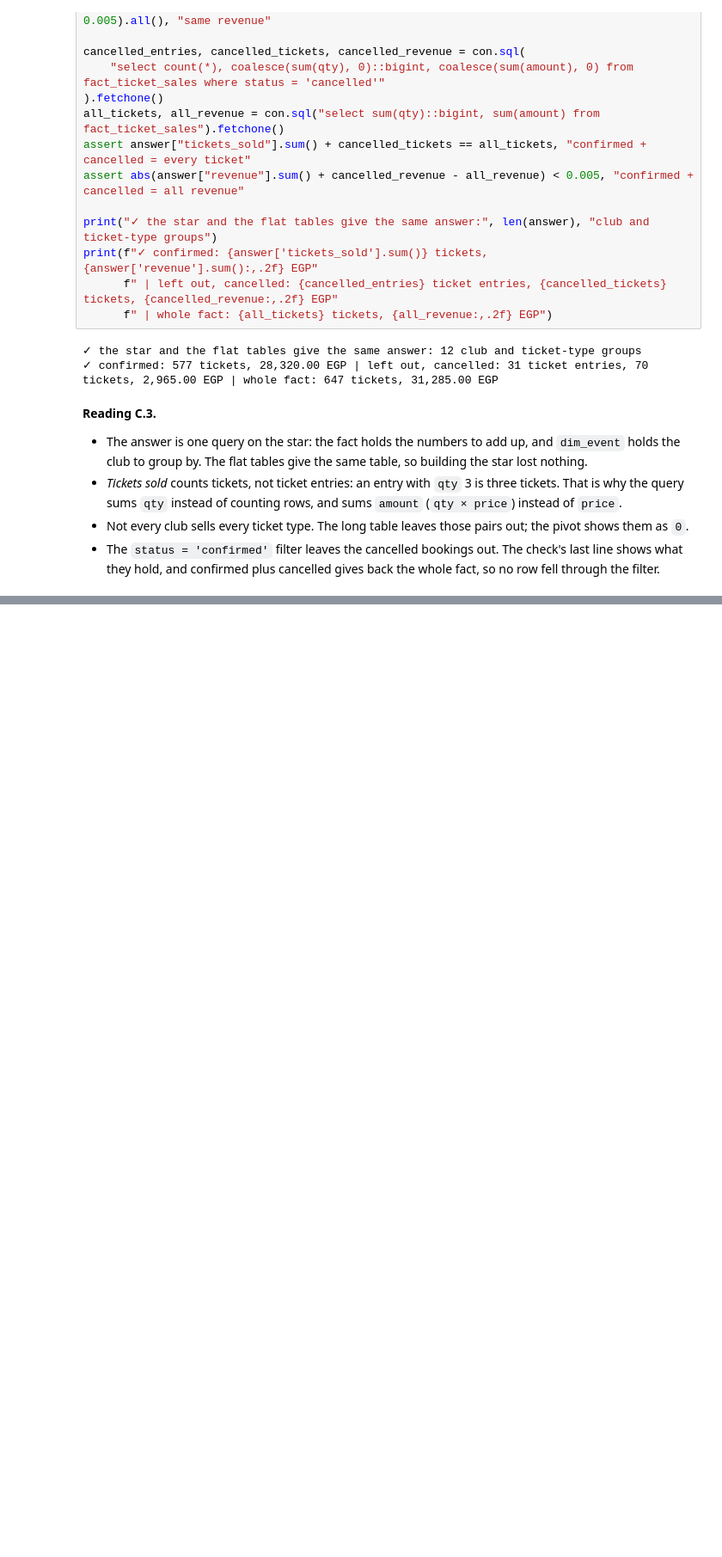
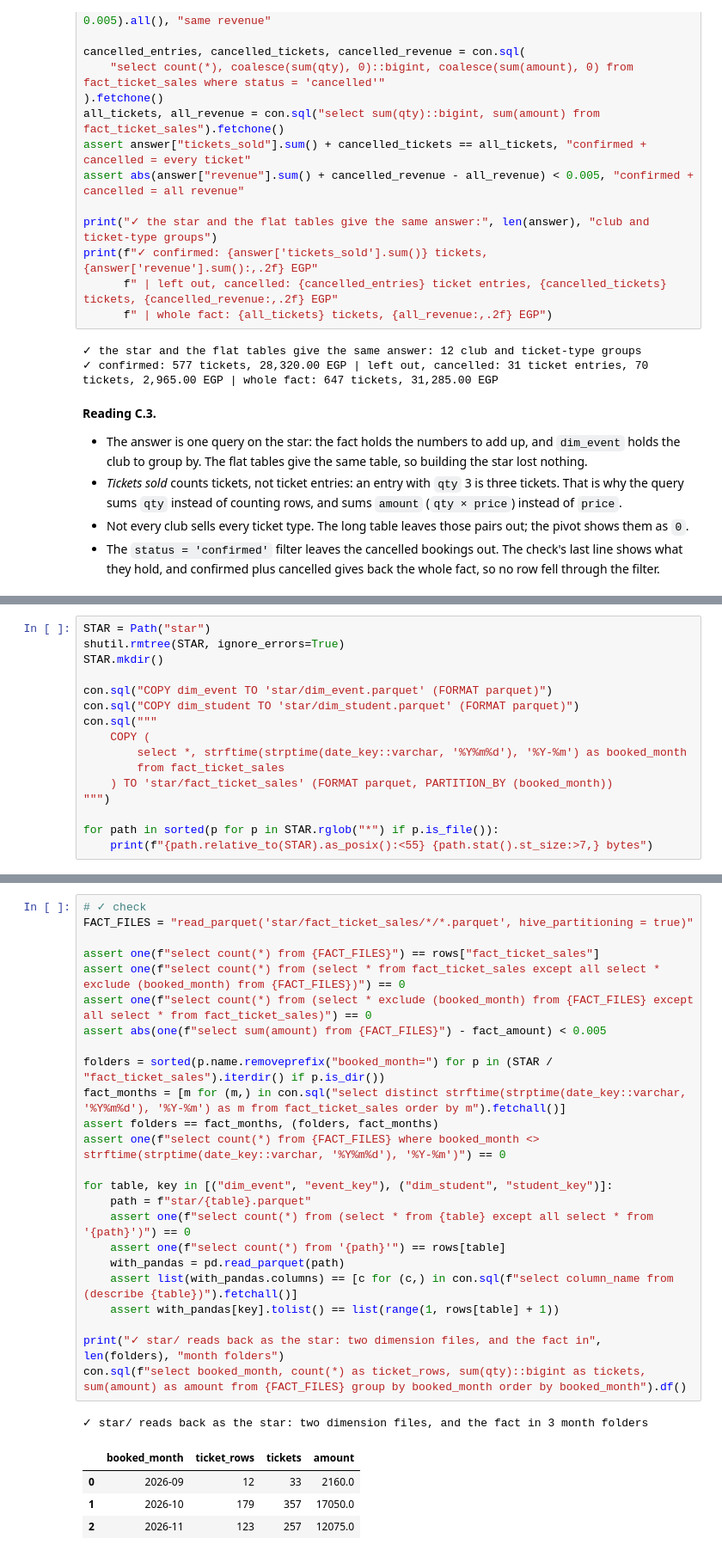
Before and after one commit to DanEhab/daniel-ehab_58-3825_MET-02_task2, a Jupyter notebook: task2.ipynb, the cells around one changed output, grey strips where cells are left out. Shown at 86% size. Cells and saved outputs as stored; diff of their text form; blank space fills up the shorter version.

Commit message:
Part C.4: save the star as Parquet, fact partitioned by booking month

```diff
--- a/task2.ipynb
+++ b/task2.ipynb
@@ -1339,0 +1350,16 @@ print(f"✓ confirmed: {answer['tickets_sold'].sum()} tickets, {answer['revenue'
+# %%
+STAR = Path("star")
+shutil.rmtree(STAR, ignore_errors=True)
+STAR.mkdir()
+
+con.sql("COPY dim_event TO 'star/dim_event.parquet' (FORMAT parquet)")
+con.sql("COPY dim_student TO 'star/dim_student.parquet' (FORMAT parquet)")
+con.sql("""
+    COPY (
+        select *, strftime(strptime(date_key::varchar, '%Y%m%d'), '%Y-%m') as booked_month
+        from fact_ticket_sales
+    ) TO 'star/fact_ticket_sales' (FORMAT parquet, PARTITION_BY (booked_month))
+""")
+
+for path in sorted(p for p in STAR.rglob("*") if p.is_file()):
+    print(f"{path.relative_to(STAR).as_posix():<55} {path.stat().st_size:>7,} bytes")
@@ -1339,0 +1378,30 @@ print(f"✓ confirmed: {answer['tickets_sold'].sum()} tickets, {answer['revenue'
+# %%
+# ✓ check
+FACT_FILES = "read_parquet('star/fact_ticket_sales/*/*.parquet', hive_partitioning = true)"
+
+assert one(f"select count(*) from {FACT_FILES}") == rows["fact_ticket_sales"]
+assert one(f"select count(*) from (select * from fact_ticket_sales except all select * exclude (booked_month) from {FACT_FILES})") == 0
+assert one(f"select count(*) from (select * exclude (booked_month) from {FACT_FILES} except all select * from fact_ticket_sales)") == 0
+assert abs(one(f"select sum(amount) from {FACT_FILES}") - fact_amount) < 0.005
+
+folders = sorted(p.name.removeprefix("booked_month=") for p in (STAR / "fact_ticket_sales").iterdir() if p.is_dir())
+fact_months = [m for (m,) in con.sql("select distinct strftime(strptime(date_key::varchar, '%Y%m%d'), '%Y-%m') as m from fact_ticket_sales order by m").fetchall()]
+assert folders == fact_months, (folders, fact_months)
+assert one(f"select count(*) from {FACT_FILES} where booked_month <> strftime(strptime(date_key::varchar, '%Y%m%d'), '%Y-%m')") == 0
+
+for table, key in [("dim_event", "event_key"), ("dim_student", "student_key")]:
+    path = f"star/{table}.parquet"
+    assert one(f"select count(*) from (select * from {table} except all select * from '{path}')") == 0
+    assert one(f"select count(*) from '{path}'") == rows[table]
+    with_pandas = pd.read_parquet(path)
+    assert list(with_pandas.columns) == [c for (c,) in con.sql(f"select column_name from (describe {table})").fetchall()]
+    assert with_pandas[key].tolist() == list(range(1, rows[table] + 1))
+
+print("✓ star/ reads back as the star: two dimension files, and the fact in", len(folders), "month folders")
+con.sql(f"select booked_month, count(*) as ticket_rows, sum(qty)::bigint as tickets, sum(amount) as amount from {FACT_FILES} group by booked_month order by booked_month").df()
+# %% [output]
+✓ star/ reads back as the star: two dimension files, and the fact in 3 month folders
+|  | booked_month | ticket_rows | tickets | amount |
+| 0 | 2026-09 | 12 | 33 | 2160.0 |
+| 1 | 2026-10 | 179 | 357 | 17050.0 |
+| 2 | 2026-11 | 123 | 257 | 12075.0 |
```
Also changed, not shown: parts of 5 cells of this notebook, 6 other files.
